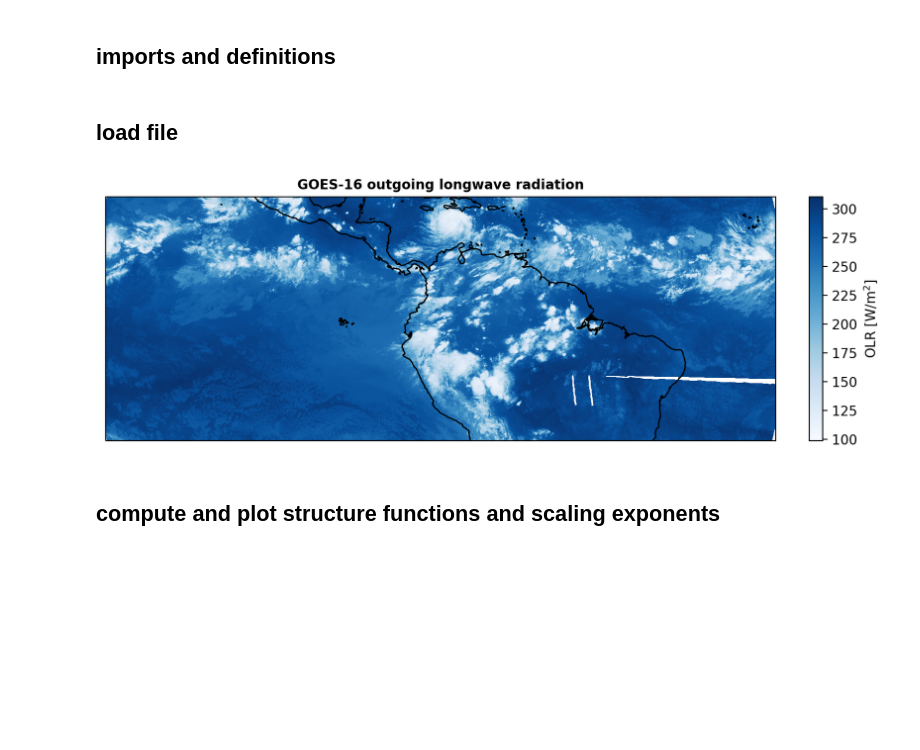
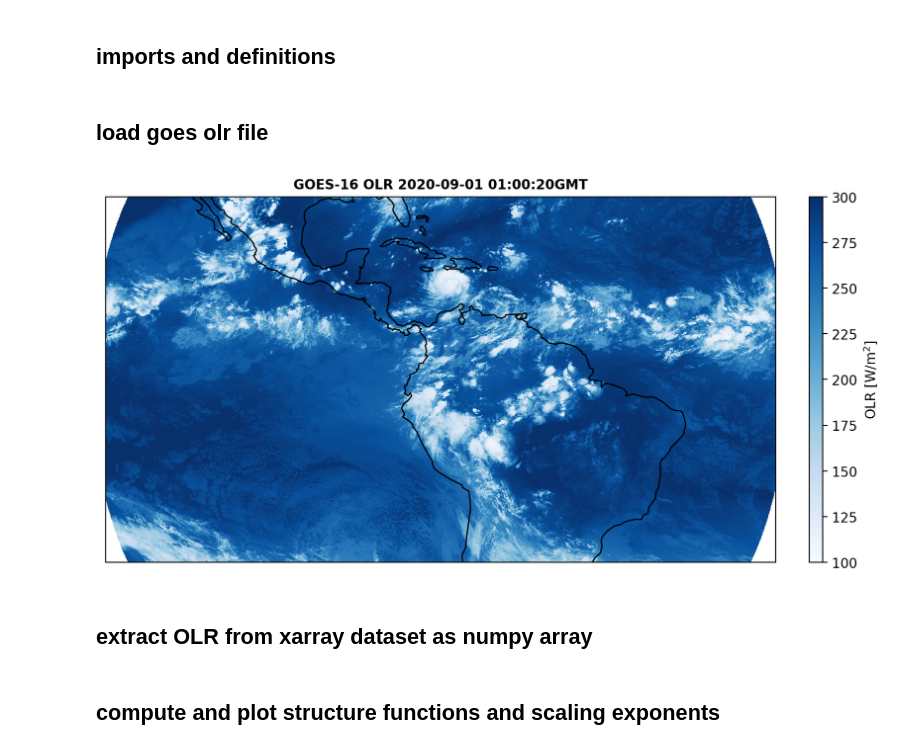
Before and after one commit to lillif/multifractals, a Jupyter notebook: compute_multifractals.ipynb, the cells around one changed output. Drawn from its saved outputs; the diff is of its cells as text; code cells hidden in the pictures; blank space fills up the shorter version.

Commit message:
added example netcdf olr file and adapted jupyter notebook to use the example file

```diff
--- a/compute_multifractals.ipynb
+++ b/compute_multifractals.ipynb
@@ -74,4 +66,4 @@ def axZetaPlot(qq, zetas, par, ax, label, color, showpar=True, yerr=None):
     ax.set_xlabel('q')
     ax.set_ylabel(r'$\zeta_q$')
 # %% [markdown]
-## load file
+## load goes olr file
@@ -80,7 +70,14 @@ goes_olr = np.loadtxt('/work/bb1153/b382145/GOES-16/Work_G16/olr_0-05deg/nearest
+# %%
+goes_olr_ds = xr.open_dataset('./data/OLR_2020-09-01T010020.nc', engine='netcdf4')
 # %%
 fig, ax = plt.subplots(1,1, figsize=(9,5), dpi=200, subplot_kw={'projection':ccrs.PlateCarree()})
-plot_interpolation(ax, goes_olr[200:-200], 'GOES-16', extent=[-130, -20, -20, 20])
-ax.set_title('GOES-16 outgoing longwave radiation', weight='bold', size=10)
+ax.coastlines()
+im = goes_olr_ds.OLR.plot(ax=ax, transform=ccrs.PlateCarree(), cmap='Blues', vmin=100, vmax=300, add_colorbar=False)
+plt.title('GOES-16 OLR 2020-09-01 01:00:20GMT', weight='bold', size=10)
+cbar = plt.colorbar(im, cax=_colorbar_axis(ax))
+cbar.set_label(r'OLR [W/m$^2$]')
 plt.show()
 # %% [output]
-[figure, old version]
+[figure, new version]
+# %% [markdown]
+## extract OLR from xarray dataset as numpy array
```
Also changed, not shown: parts of 6 cells of this notebook, 1 other file.
